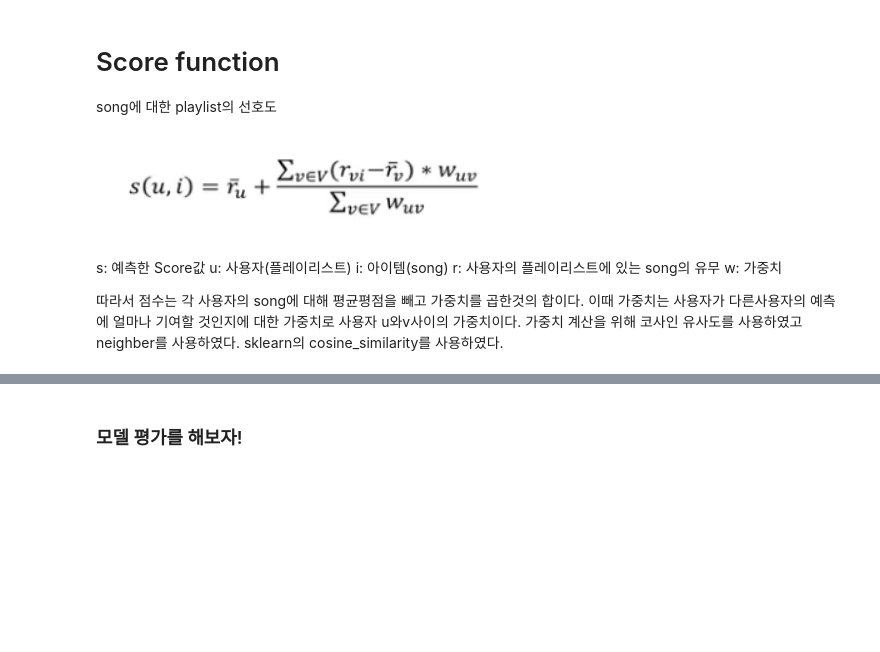
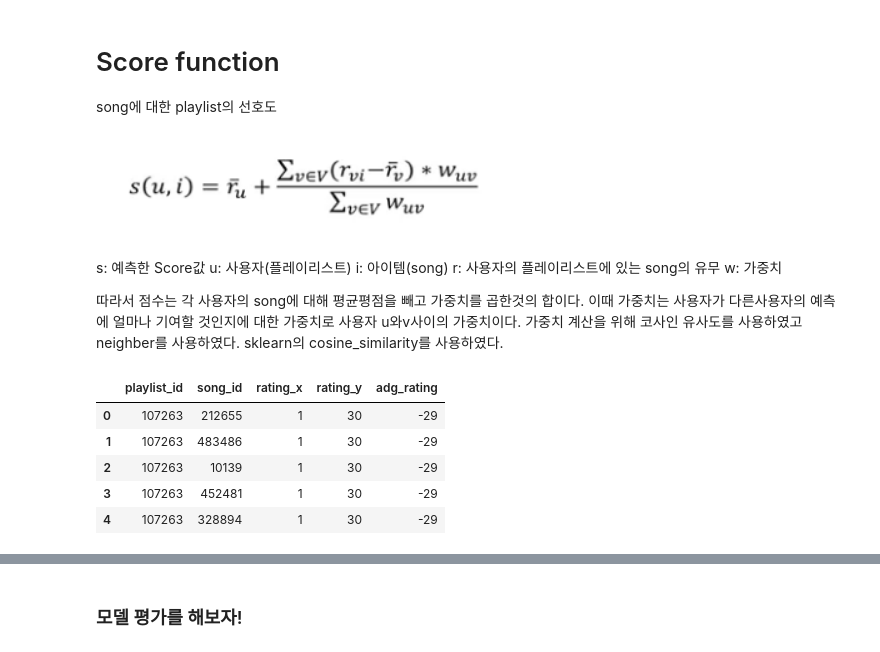
Before and after one commit to kye8524/MLTeamProject, a Jupyter notebook: train.ipynb, the cells around one changed output, grey strips where cells are left out. Cells and saved outputs as stored; diff of their text form; code cells hidden in the pictures; blank space fills up the shorter version.

```diff
--- a/train.ipynb
+++ b/train.ipynb
@@ -219,5 +201,15 @@ Ratings = pd.read_csv("ratings.csv")
 # %%
-Mean = Ratings.groupby(by="userId",as_index=False)['rating'].mean()
-Rating_avg = pd.merge(Ratings,Mean,on='userId')
+Ratings = load_json("./data/processedData/rating.json")
+Ratings = pd.DataFrame(eval(Ratings))
+
+Mean = Ratings.groupby(['playlist_id'],as_index=False)['rating'].count()
+Rating_avg = pd.merge(Ratings,Mean,on='playlist_id')
 Rating_avg['adg_rating']=Rating_avg['rating_x']-Rating_avg['rating_y']
 Rating_avg.head()
+# %% [output]
+|  | playlist_id | song_id | rating_x | rating_y | adg_rating |
+| 0 | 107263 | 212655 | 1 | 30 | -29 |
+| 1 | 107263 | 483486 | 1 | 30 | -29 |
+| 2 | 107263 | 10139 | 1 | 30 | -29 |
+| 3 | 107263 | 452481 | 1 | 30 | -29 |
+| 4 | 107263 | 328894 | 1 | 30 | -29 |
```
Also changed, not shown: parts of 17 cells of this notebook, 2 other files.
